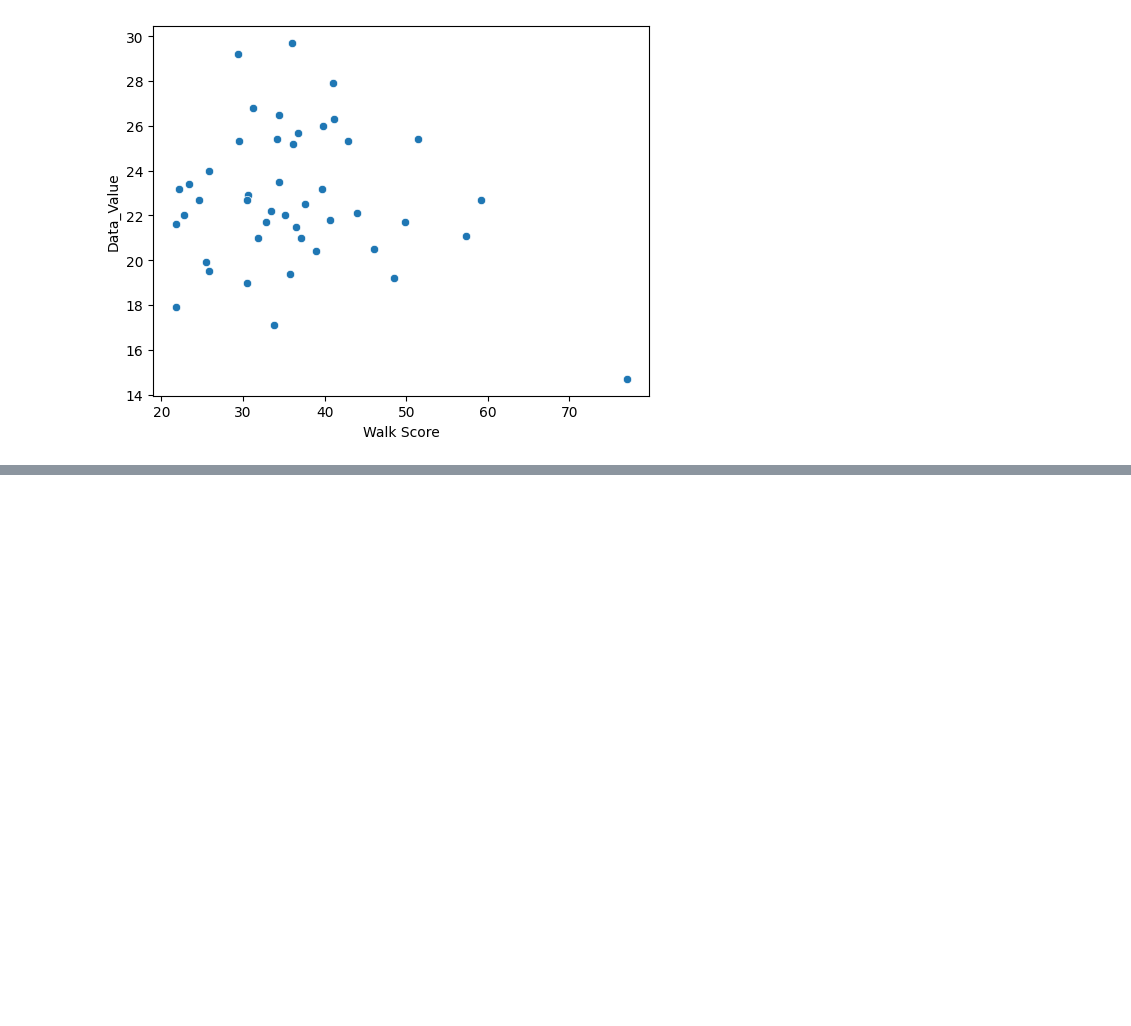
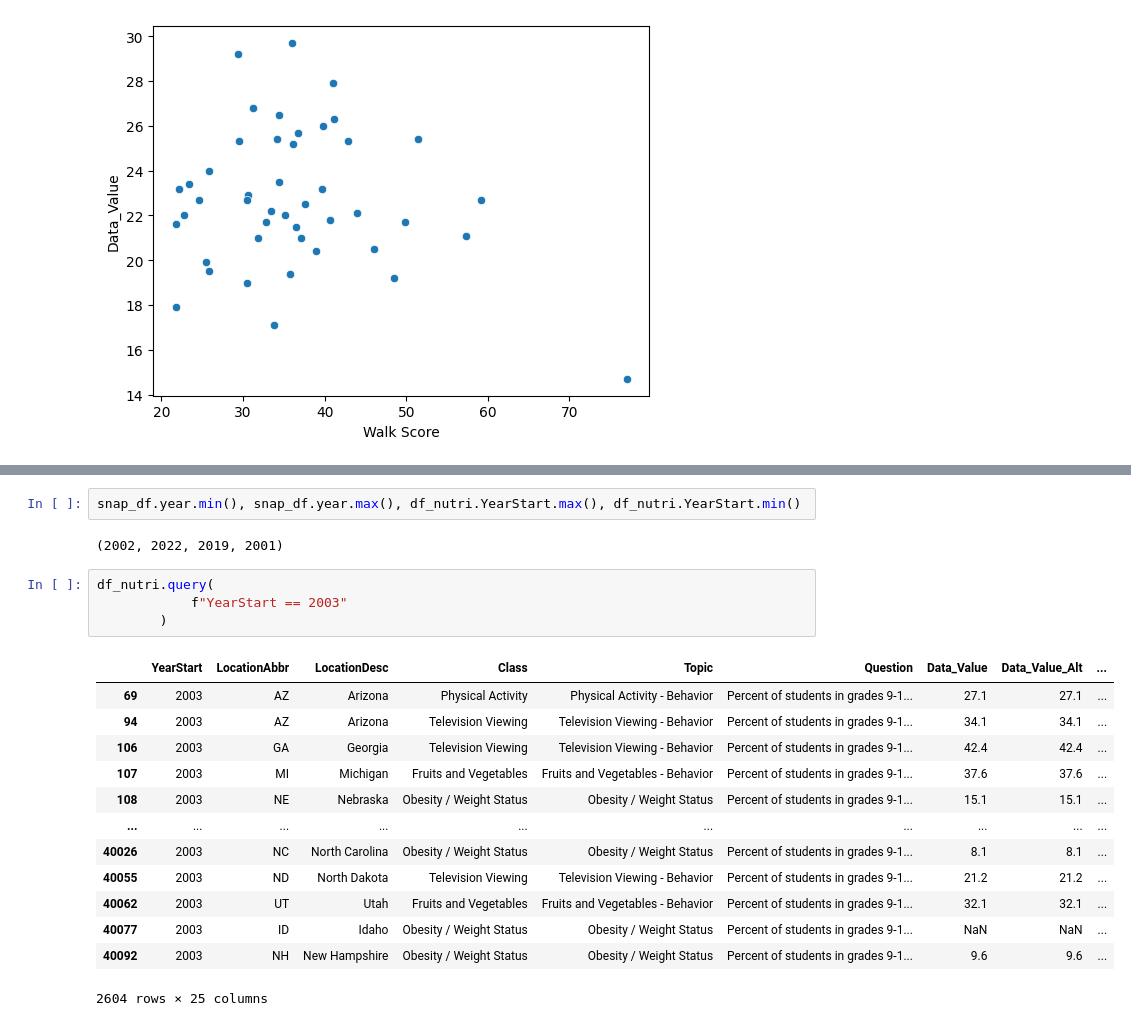
Before and after one commit to Ludougan123234/si618-project, a Jupyter notebook: nb/randy.ipynb, the cells around one changed output, grey strips where cells are left out. Drawn from its saved outputs; the diff is of its cells as text; blank space fills up the shorter version.

```diff
--- a/nb/randy.ipynb
+++ b/nb/randy.ipynb
@@ -283,0 +389,22 @@ sns.scatterplot(data = walk_physical,
+# %%
+snap_df.year.min(), snap_df.year.max(), df_nutri.YearStart.max(), df_nutri.YearStart.min()
+# %% [output]
+(2002, 2022, 2019, 2001)
+# %%
+df_nutri.query(
+            f"YearStart == 2003"
+        )
+# %% [output]
+|  | YearStart | LocationAbbr | LocationDesc | Class | Topic | Question | Data_Value | Data_Value_Alt | ... |
+| 69 | 2003 | AZ | Arizona | Physical Activity | Physical Activity - Behavior | Percent of students in grades 9-1... | 27.1 | 27.1 | ... |
+| 94 | 2003 | AZ | Arizona | Television Viewing | Television Viewing - Behavior | Percent of students in grades 9-1... | 34.1 | 34.1 | ... |
+| 106 | 2003 | GA | Georgia | Television Viewing | Television Viewing - Behavior | Percent of students in grades 9-1... | 42.4 | 42.4 | ... |
+| 107 | 2003 | MI | Michigan | Fruits and Vegetables | Fruits and Vegetables - Behavior | Percent of students in grades 9-1... | 37.6 | 37.6 | ... |
+| 108 | 2003 | NE | Nebraska | Obesity / Weight Status | Obesity / Weight Status | Percent of students in grades 9-1... | 15.1 | 15.1 | ... |
+| ... | ... | ... | ... | ... | ... | ... | ... | ... | ... |
+| 40026 | 2003 | NC | North Carolina | Obesity / Weight Status | Obesity / Weight Status | Percent of students in grades 9-1... | 8.1 | 8.1 | ... |
+| 40055 | 2003 | ND | North Dakota | Television Viewing | Television Viewing - Behavior | Percent of students in grades 9-1... | 21.2 | 21.2 | ... |
+| 40062 | 2003 | UT | Utah | Fruits and Vegetables | Fruits and Vegetables - Behavior | Percent of students in grades 9-1... | 32.1 | 32.1 | ... |
+| 40077 | 2003 | ID | Idaho | Obesity / Weight Status | Obesity / Weight Status | Percent of students in grades 9-1... | NaN | NaN | ... |
+| 40092 | 2003 | NH | New Hampshire | Obesity / Weight Status | Obesity / Weight Status | Percent of students in grades 9-1... | 9.6 | 9.6 | ... |
+2604 rows × 25 columns
```
Also changed, not shown: parts of 14 cells of this notebook, 1 other file.
